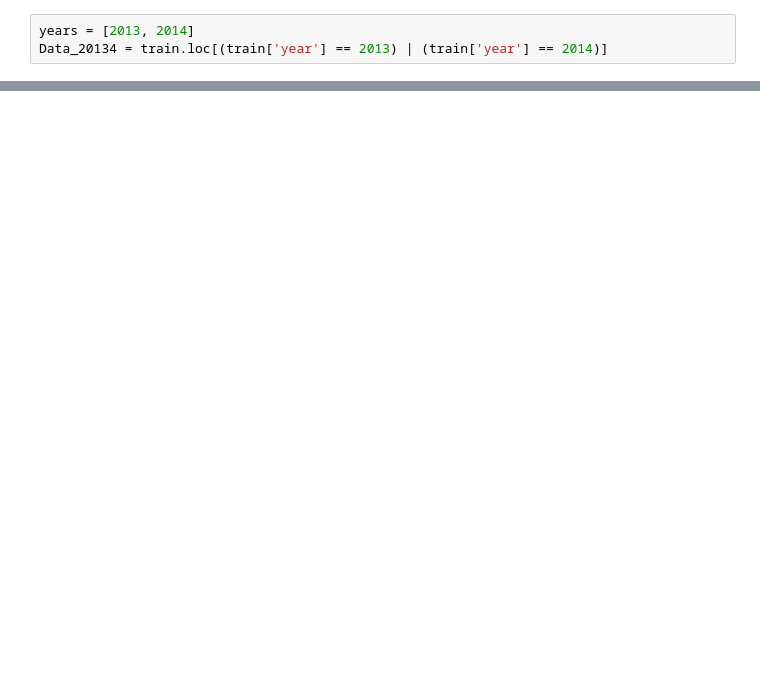
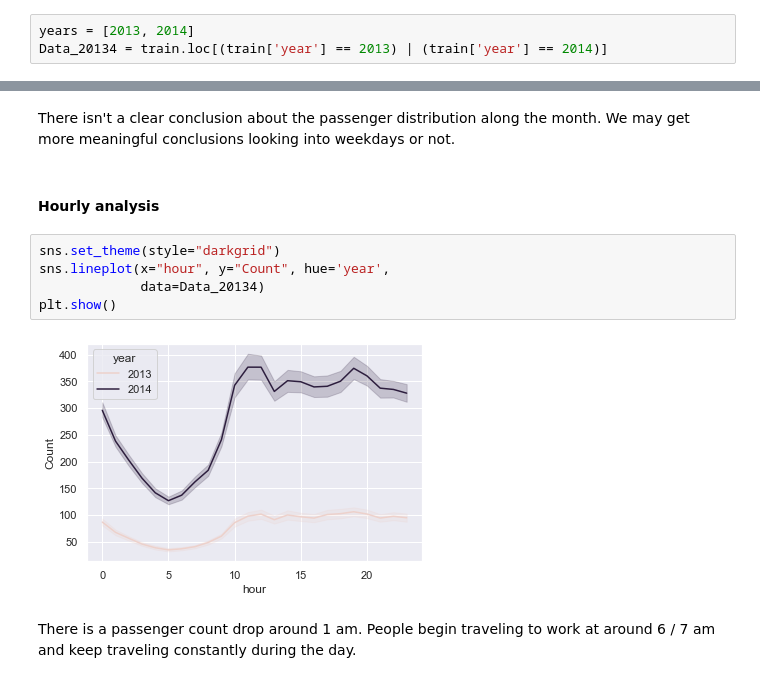
Before and after one commit to AgusTP/Data-Science, a Jupyter notebook: Time Series with ARIMA/Time Series with ARIMA.ipynb, the cells around one changed output, grey strips where cells are left out. Drawn from its saved outputs; the diff is of its cells as text; blank space fills up the shorter version.

```diff
--- a/Time Series with ARIMA/Time Series with ARIMA.ipynb
+++ b/Time Series with ARIMA/Time Series with ARIMA.ipynb
@@ -140,0 +166,13 @@ plt.show()
+# %% [markdown]
+There isn't a clear conclusion about the passenger distribution along the month. We may get more meaningful conclusions looking into weekdays or not.
+# %% [markdown]
+#### Hourly analysis
+# %%
+sns.set_theme(style="darkgrid")
+sns.lineplot(x="hour", y="Count", hue='year',
+             data=Data_20134)
+plt.show()
+# %% [output]
+[figure, added]
+# %% [markdown]
+There is a passenger count drop around 1 am. People begin traveling to work at around 6 / 7 am and keep traveling constantly during the day.
```
Also changed, not shown: parts of 18 cells of this notebook.
